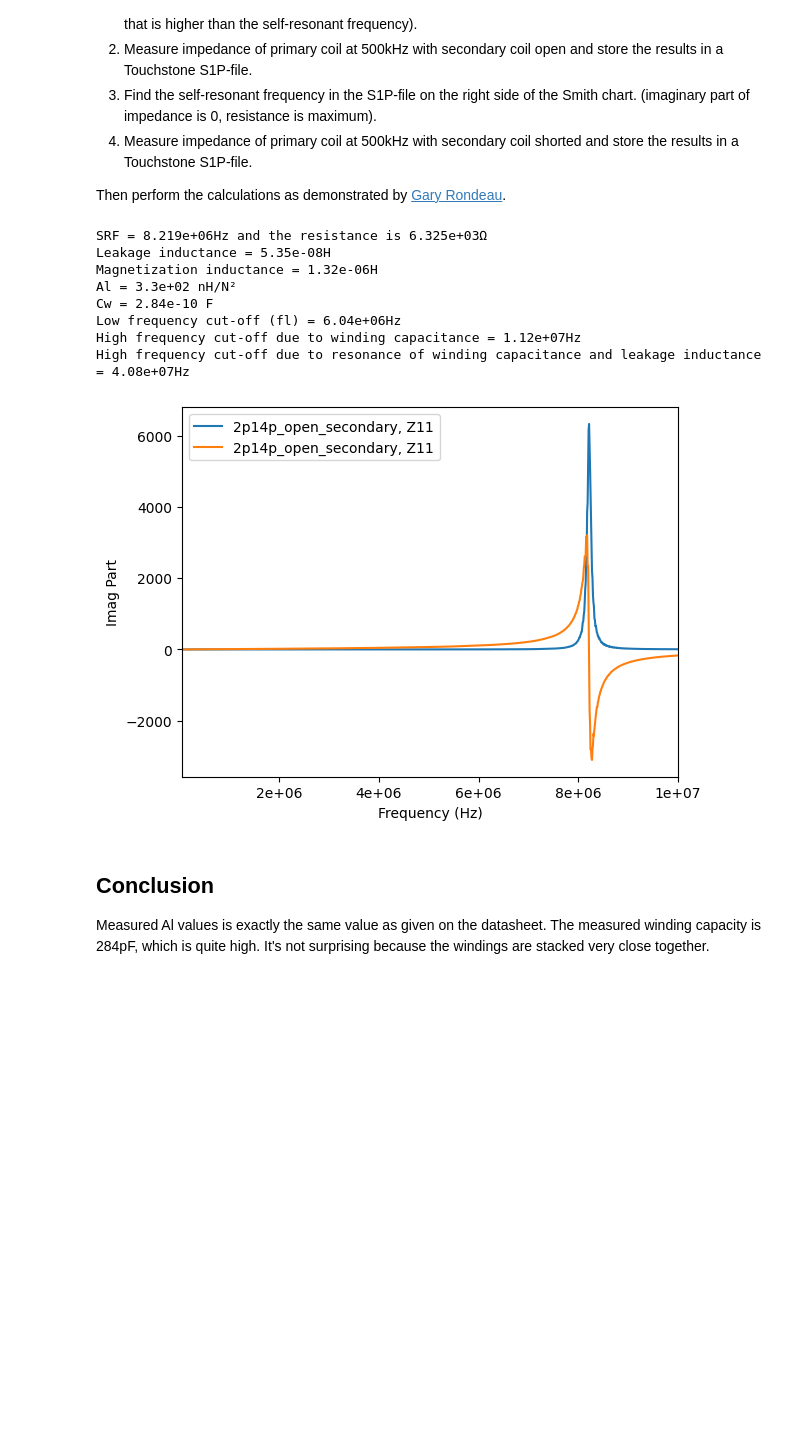
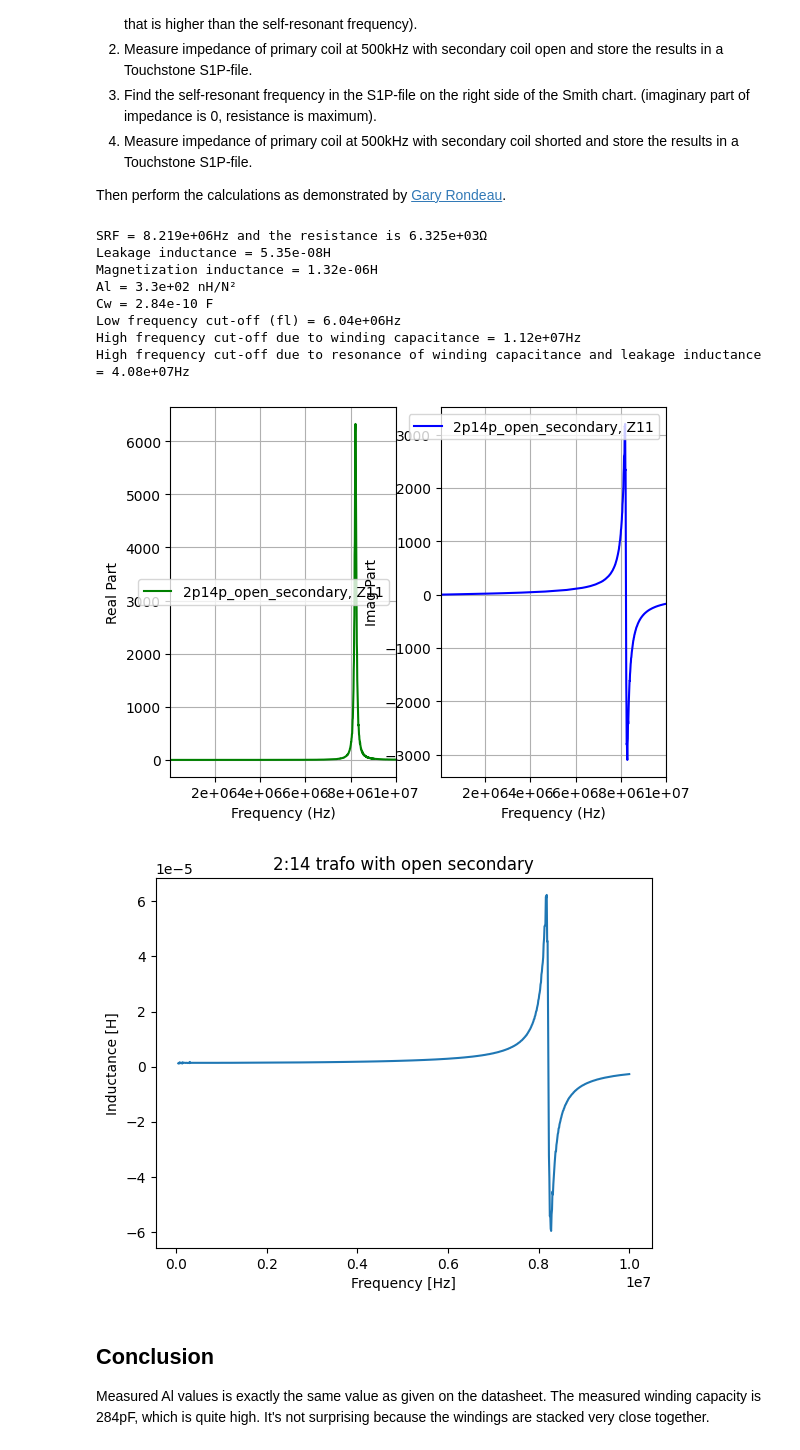
Before and after one commit to LieBtrau/zombocalypse-emcomms, a Jupyter notebook: SIFERRIT_K1.ipynb, the cells around one changed output. Saved outputs shown, nothing was run; the diff lists cells and outputs as text; code cells hidden in the pictures; blank space fills up the shorter version.

Commit message:
Update plot functions

```diff
--- a/SIFERRIT_K1.ipynb
+++ b/SIFERRIT_K1.ipynb
@@ -67,36 +67,40 @@ Then perform the calculations as demonstrated by [Gary Rondeau](https://squashpr
 # %%
 import skrf as rf
 import math
 import matplotlib.pyplot as plt
 import numpy as np
 from calcInductors import calcSRF, transformer_bandwidth_calculation
+from plotResults import plot_impedance, plot_inductance
 
+filepath = 'measurements/SIFERRIT/2p14p_open_secondary.s1p'
 Zopen = 8.5e-3 + 4.31j
 Zshorted = 17.5e-3 + 168e-3j
 
-nw = rf.Network('measurements/SIFERRIT/2p14p_open_secondary.s1p')
-nw.plot_z_re()
-nw.plot_z_im()
+nw = rf.Network(filepath)
+plot_impedance(nw)
 
 srf = calcSRF(nw)
 print('SRF = {:.4}Hz and the resistance is {:.4}Ω'.format(srf[1], srf[0]))
 
 transformer_bandwidth_calculation(500e3, srf[1], 2, 50, Zopen, Zshorted)
 # indexStart = 800
 # indexStop = 820
 # ntw = rf.Network(frequency=rf.Frequency.from_f(nw.f[indexStart:indexStop], unit='Hz'), s=nw.s[indexStart:indexStop])
 # ntw.plot_z_re()
 # ntw.plot_z_im()
+
+plot_inductance(nw,'2:14 trafo with open secondary')
 # %% [output]
 SRF = 8.219e+06Hz and the resistance is 6.325e+03Ω
 Leakage inductance = 5.35e-08H
 Magnetization inductance = 1.32e-06H
 Al = 3.3e+02 nH/N²
 Cw = 2.84e-10 F
 Low frequency cut-off (fl) = 6.04e+06Hz
 High frequency cut-off due to winding capacitance = 1.12e+07Hz
 High frequency cut-off due to resonance of winding capacitance and leakage inductance = 4.08e+07Hz
-[figure, old version]
+[figure, new version]
+[figure, added]
 # %% [markdown]
 ## Conclusion
 
```
Also changed, not shown: parts of 2 cells of this notebook, 2 other files.
